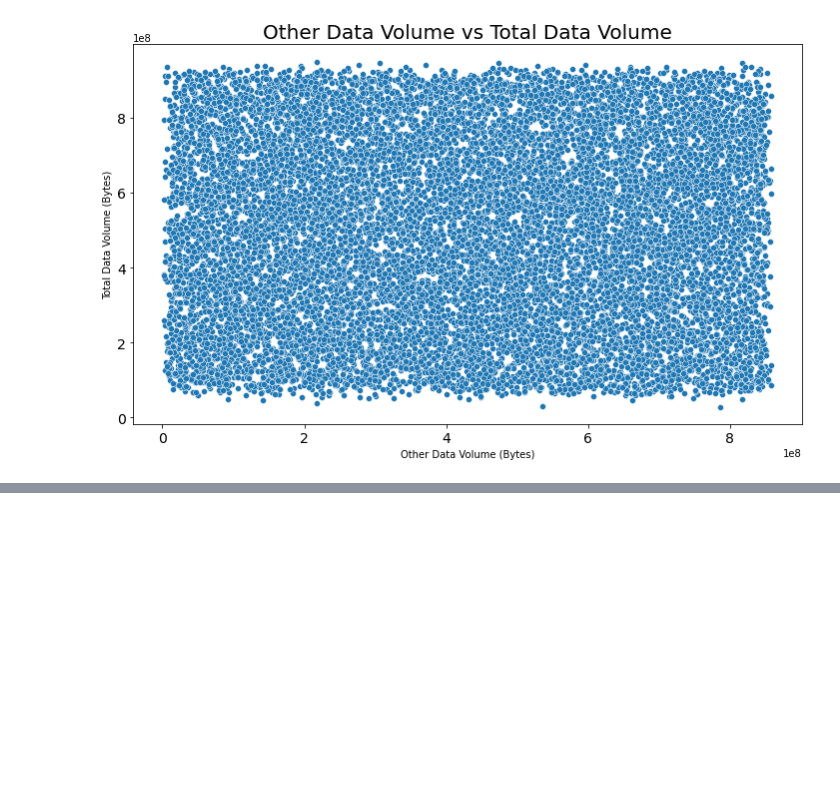
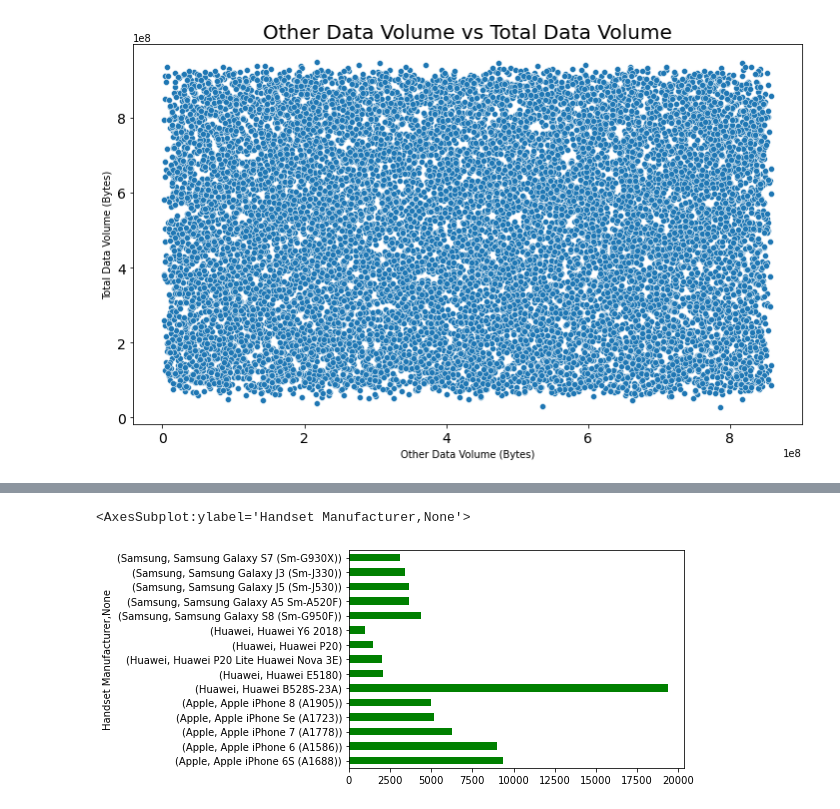
Before and after one commit to zelalemshiferaw/Telecommunication-Data-Analysis, a Jupyter notebook: notebooks/User Overview Analysis.ipynb, the cells around one changed output, grey strips where cells are left out. Saved outputs shown, nothing was run; the diff lists cells and outputs as text; code cells hidden in the pictures; blank space fills up the shorter version.

```diff
--- a/notebooks/User Overview Analysis.ipynb
+++ b/notebooks/User Overview Analysis.ipynb
@@ -200,0 +253,5 @@ telecom_plot.plot_scatter(telecom_clean_df.head(15000), x_col="Other Data Volume
+# %%
+# Get top handsets of top handset manufacturers
+top_handset_manufacturers = telecom_clean_df[telecom_clean_df["Handset Manufacturer"].isin(top_three_handset_manufacturers.index.tolist())]
+top_handsets = top_handset_manufacturers['Handset Type'].groupby(telecom_clean_df['Handset Manufacturer']).apply(lambda x: x.value_counts().head(5))
+top_handsets
@@ -200,0 +276,6 @@ telecom_plot.plot_scatter(telecom_clean_df.head(15000), x_col="Other Data Volume
+# %%
+#Plot top 5 handsets per top 3 handset manufacturer
+top_handsets.plot(kind='barh',color='green')
+# %% [output]
+<AxesSubplot:ylabel='Handset Manufacturer,None'>
+[figure, added]
```
Also changed, not shown: parts of 13 cells of this notebook, 1 other file.
